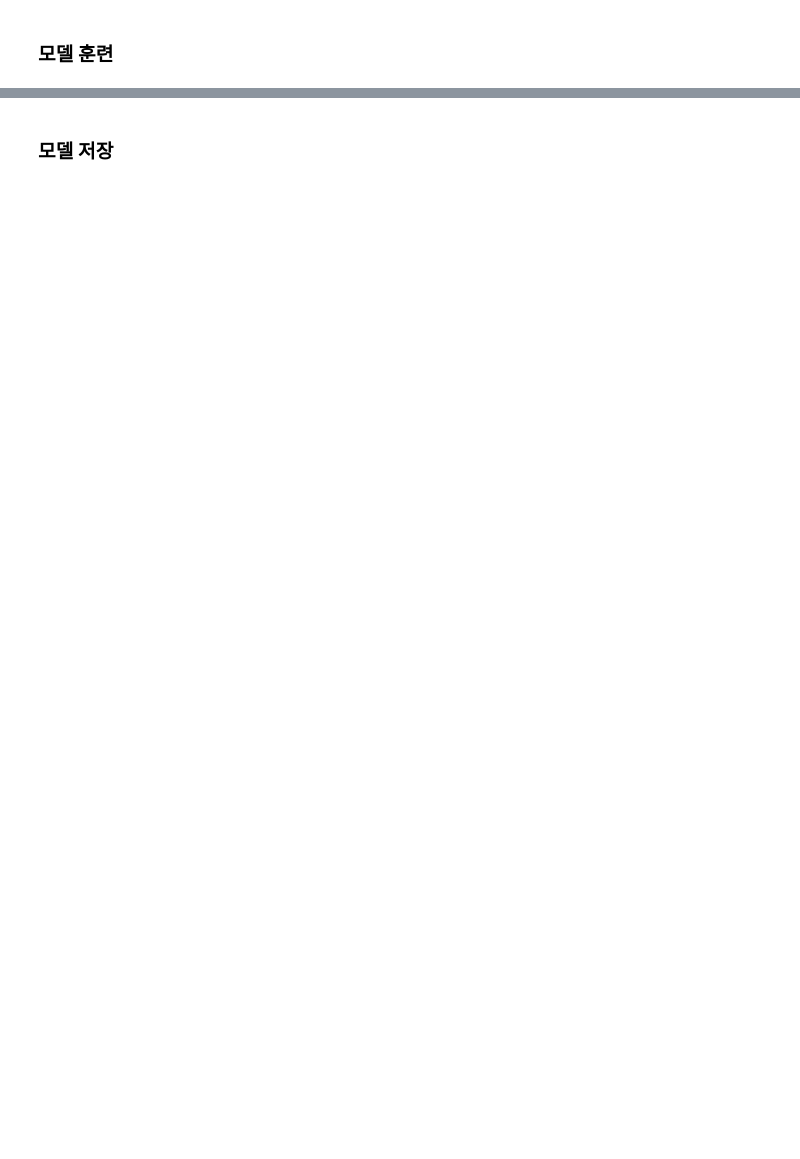
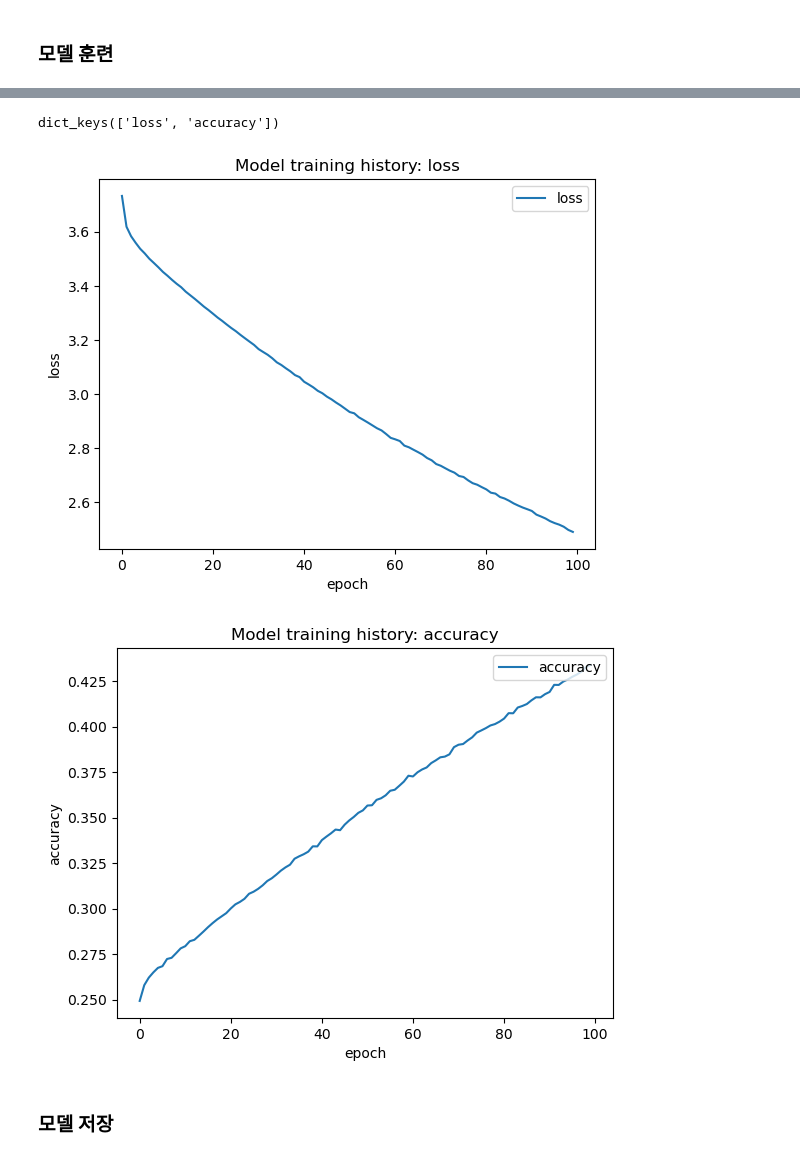
Before and after one commit to trvoid/ml-study, a Jupyter notebook: text-generation/word-level-text-generation.ipynb, the cells around one changed output, grey strips where cells are left out. Saved outputs shown, nothing was run; the diff lists cells and outputs as text; code cells hidden in the pictures; blank space fills up the shorter version.

```diff
--- a/text-generation/word-level-text-generation.ipynb
+++ b/text-generation/word-level-text-generation.ipynb
@@ -151,5 +190,5 @@ None
 # compile model
 model.compile(loss='categorical_crossentropy', optimizer='adam', metrics=['accuracy'])
 # fit model
-model.fit(X, y, batch_size=128, epochs=10)
+history = model.fit(X, y, batch_size=128, epochs=100)
 # %% [output]
@@ -177,3 +212,26 @@ Epoch 10/10
+# %%
+import matplotlib.pyplot as plt
+%matplotlib inline
+
+print(history.history.keys())
+
+plt.plot(history.history['loss'])
+plt.xlabel('epoch')
+plt.ylabel('loss')
+plt.title('Model training history: loss')
+plt.legend(['loss'], loc='upper right')
+plt.show()
+
+plt.plot(history.history['accuracy'])
+plt.xlabel('epoch')
+plt.ylabel('accuracy')
+plt.title('Model training history: accuracy')
+plt.legend(['accuracy'], loc='upper right')
+plt.show()
+# %% [output]
+dict_keys(['loss', 'accuracy'])
+[figure, added]
+[figure, added]
 # %% [markdown]
 ### 모델 저장
 # %%
```
Also changed, not shown: parts of 22 cells of this notebook.
